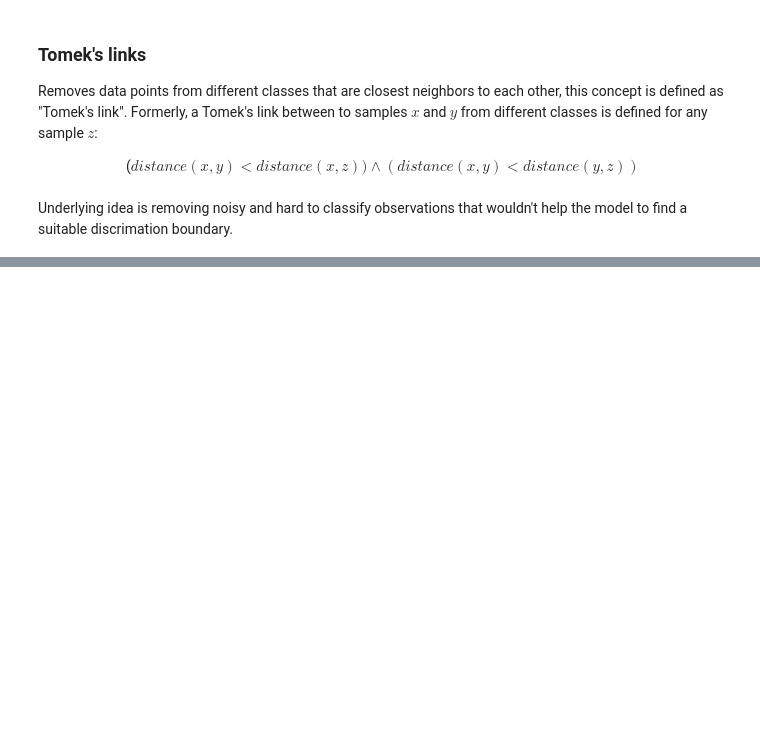
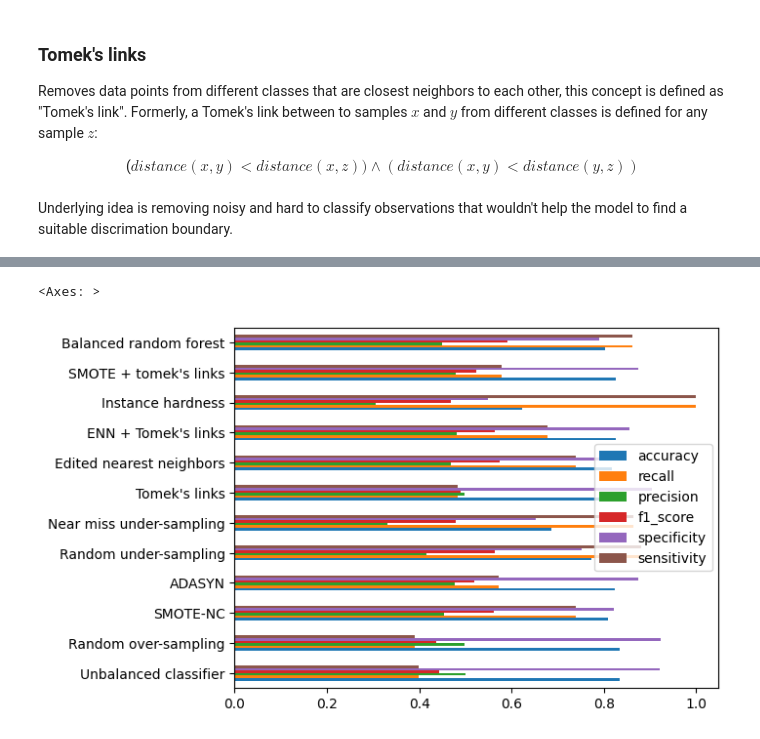
Before and after one commit to Criser2013/Machine-learning, a Jupyter notebook: treating_imbalanced_datasets.ipynb, the cells around one changed output, grey strips where cells are left out. Saved outputs shown, nothing was run; the diff lists cells and outputs as text; code cells hidden in the pictures; blank space fills up the shorter version.

Commit message:
Ensemble strategies added.

```diff
--- a/treating_imbalanced_datasets.ipynb
+++ b/treating_imbalanced_datasets.ipynb
@@ -150,0 +185,5 @@ print(TOMEK_UNDERSAMPLING_METRICS)
+# %%
+from imblearn.under_sampling import NeighbourhoodCleaningRule
+NEIGHBORHOOD_UNDERSAMPLING_METRICS = ml_pipeline(data, NeighbourhoodCleaningRule(n_jobs=-1), True)
+
+print(NEIGHBORHOOD_UNDERSAMPLING_METRICS)
@@ -150,0 +214,8 @@ print(TOMEK_UNDERSAMPLING_METRICS)
+# %%
+from sklearn.linear_model import LogisticRegression
+from imblearn.under_sampling import InstanceHardnessThreshold
+iht = InstanceHardnessThreshold(random_state=123,
+                                estimator=LogisticRegression())
+HARDNESS_UNDERSAMPLING_METRICS = ml_pipeline(data, iht, True)
+
+print(HARDNESS_UNDERSAMPLING_METRICS)
@@ -150,0 +250,6 @@ print(TOMEK_UNDERSAMPLING_METRICS)
+# %%
+from imblearn.combine import SMOTETomek
+
+SMOTE_TOMEK_METRICS = ml_pipeline(data, SMOTETomek(random_state=123, n_jobs=-1), True)
+
+print(SMOTE_TOMEK_METRICS)
@@ -150,0 +265,6 @@ print(TOMEK_UNDERSAMPLING_METRICS)
+# %%
+from imblearn.ensemble import BalancedRandomForestClassifier
+
+BALANCED_FOREST_METRICS = ml_pipeline(data, None, False, BalancedRandomForestClassifier(random_state=123, n_jobs=-1))
+
+print(BALANCED_FOREST_METRICS)
@@ -150,0 +280,16 @@ print(TOMEK_UNDERSAMPLING_METRICS)
+# %%
+from pandas import DataFrame
+
+VANILLA_METRICS = ml_pipeline(data, None, False, None)
+
+METRICS = DataFrame([
+    VANILLA_METRICS, RANDOM_OVER_SAMPLING_METRICS, SMOTE_SAMPLING_METRICS, ADASYN_SAMPLING_METRICS, RANDOM_UNDERSAMPLING_METRICS, NEAR_MISS_UNDERSAMPLING_METRICS,
+    TOMEK_UNDERSAMPLING_METRICS, ENN_UNDERSAMPLING_METRICS, NEIGHBORHOOD_UNDERSAMPLING_METRICS, HARDNESS_UNDERSAMPLING_METRICS, SMOTE_TOMEK_METRICS,
+    BALANCED_FOREST_METRICS
+], index=["Unbalanced classifier", "Random over-sampling", "SMOTE-NC", "ADASYN", "Random under-sampling", "Near miss under-sampling", "Tomek's links",
+           "Edited nearest neighbors", "ENN + Tomek's links", "Instance hardness", "SMOTE + tomek's links", "Balanced random forest"])
+
+METRICS.plot.barh()
+# %% [output]
+<Axes: >
+[figure, added]
```
Also changed, not shown: parts of 25 cells of this notebook.
